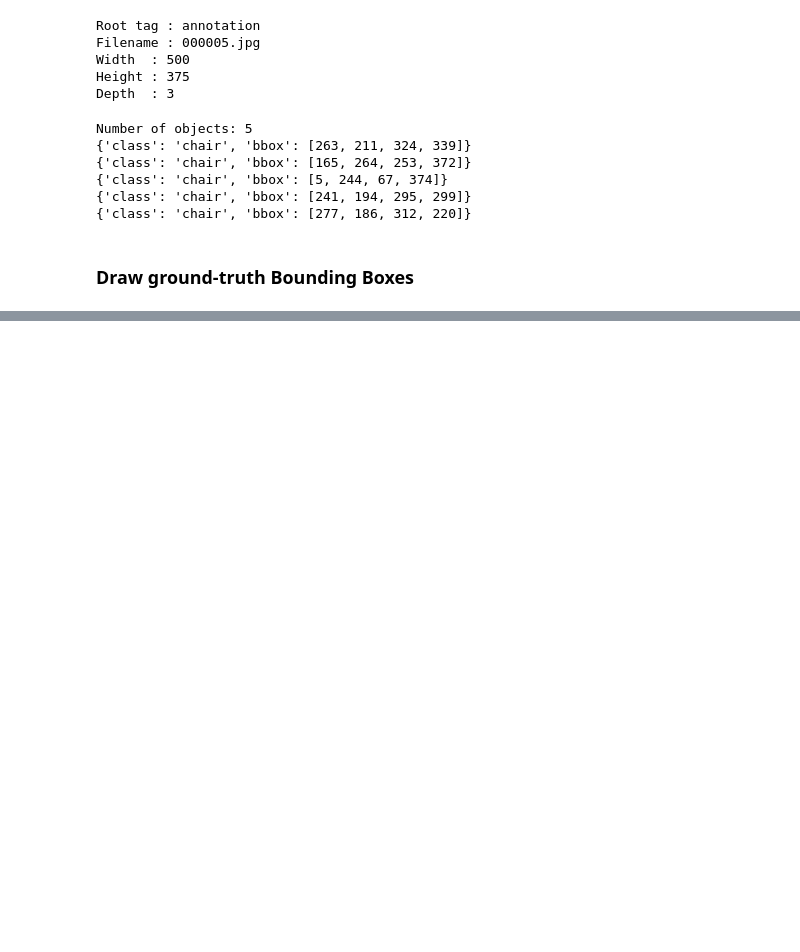
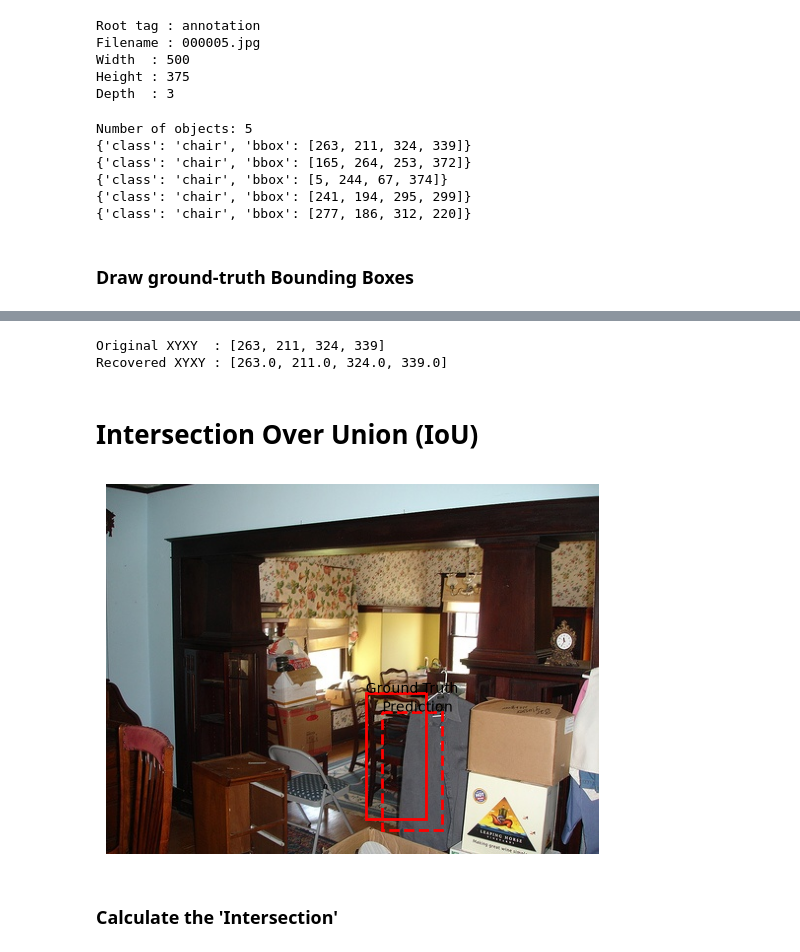
Before and after one commit to sirohi-ml/Object_Detection_from_scratch, a Jupyter notebook: 01_detection_dataset_fundamentals.ipynb, the cells around one changed output, grey strips where cells are left out. Drawn from its saved outputs; the diff is of its cells as text; code cells hidden in the pictures; blank space fills up the shorter version.

Commit message:
Add bounding box representations and IoU fundamentals

```diff
--- a/01_detection_dataset_fundamentals.ipynb
+++ b/01_detection_dataset_fundamentals.ipynb
@@ -253,0 +303,30 @@ Number of objects: 5
+# %%
+## convert back just to see normalization hasn't lost any info
+norm_cx, norm_cy, norm_w, norm_h = normalized_box
+
+recovered_cx = norm_cx * width
+recovered_cy = norm_cy * height
+
+recovered_width = norm_w * width
+recovered_height = norm_h * height
+
+recovered_xmin = recovered_cx - recovered_width / 2
+recovered_ymin = recovered_cy - recovered_height / 2
+
+recovered_xmax = recovered_cx + recovered_width / 2
+recovered_ymax = recovered_cy + recovered_height / 2
+
+recovered_box = [
+    recovered_xmin,
+    recovered_ymin,
+    recovered_xmax,
+    recovered_ymax
+]
+
+print("Original XYXY  :", xyxy)
+print("Recovered XYXY :", recovered_box)
+# %% [output]
+Original XYXY  : [263, 211, 324, 339]
+Recovered XYXY : [263.0, 211.0, 324.0, 339.0]
+# %% [markdown]
+# Intersection Over Union (IoU)
@@ -253,0 +337,46 @@ Number of objects: 5
+# %%
+ground_truth_box = [263, 211, 324, 339]
+predicted_box = [280, 230, 340, 350]
+
+fig, ax = plt.subplots()
+
+ax.imshow(image)
+
+gt_xmin, gt_ymin, gt_xmax, gt_ymax = ground_truth_box
+pred_xmin, pred_ymin, pred_xmax, pred_ymax = predicted_box
+
+import matplotlib.patches as patches
+
+gt_rectangle = patches.Rectangle(                 # simply a matplotlib object that represents a rectangle that can be drawn on a plot
+                                                  # a patch is a 2D geometric shape that we can add to a plot
+                                                  # Rectangle() does not draw by itself, just creates an object
+    (gt_xmin, gt_ymin),                           # xy
+    (gt_xmax - gt_xmin),                          # width
+    (gt_ymax - gt_ymin),                          # height
+    fill = False,                                 # don't fill the inside with color
+    linewidth = 2,
+    edgecolor='r'
+)
+
+pred_rectangle = patches.Rectangle(
+    (pred_xmin, pred_ymin),
+    pred_xmax - pred_xmin,
+    pred_ymax - pred_ymin,
+    fill=False,
+    linewidth = 2,
+    edgecolor='r',
+    linestyle = '--'                              # draw a dashed '--' line for easy readability
+)
+
+ax.add_patch(gt_rectangle)                        # now we are actually drawing/adding the rectangle patch onto our image
+ax.add_patch(pred_rectangle)
+
+ax.text(gt_xmin, gt_ymin, "Ground Truth")
+ax.text(pred_xmin, pred_ymin, "Prediction")
+
+plt.axis('off')
+plt.show()
+# %% [output]
+[figure, added]
+# %% [markdown]
+### Calculate the 'Intersection'
```
Also changed, not shown: parts of 9 cells of this notebook.
